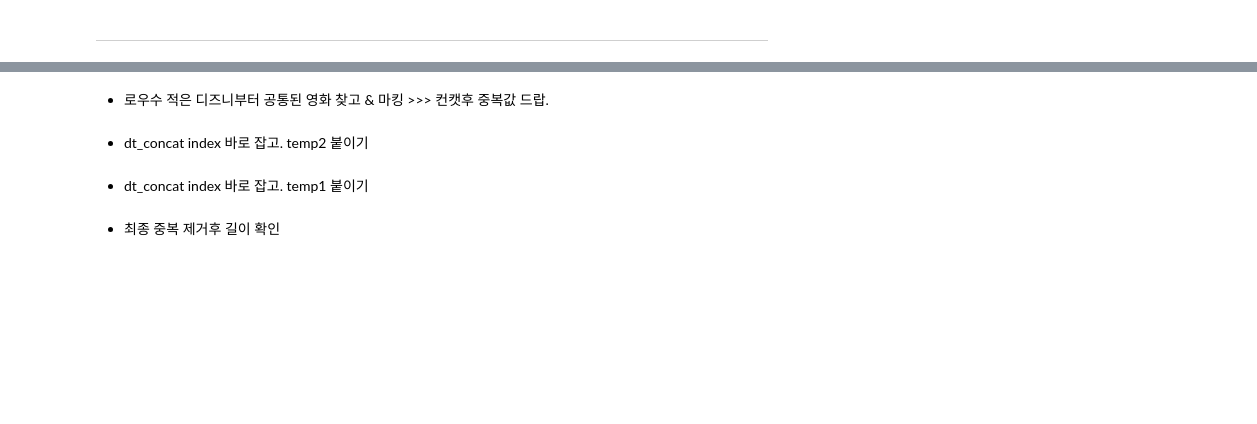
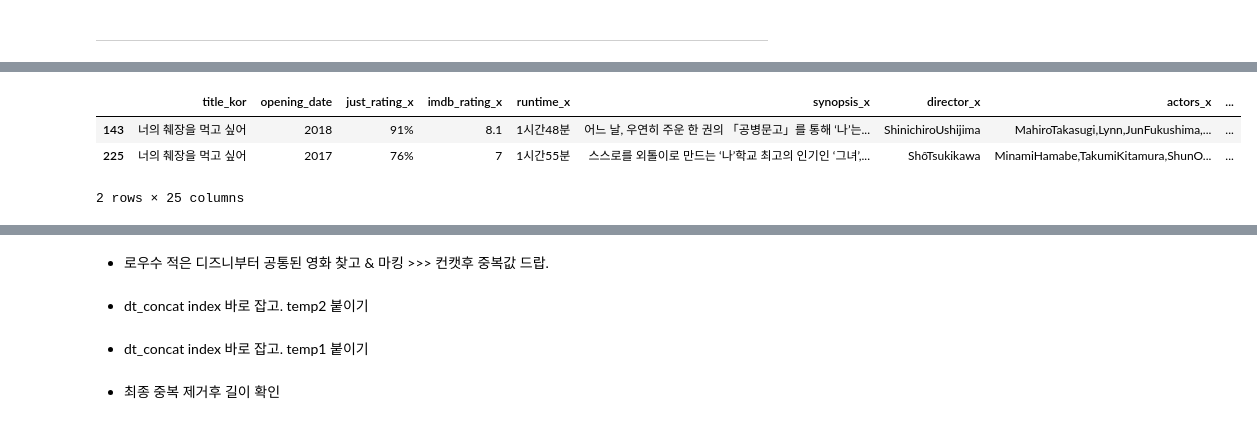
Before and after one commit to 0jipy/project_JI, a Jupyter notebook: 0.Model/데이터전처리0329 copy.ipynb, the cells around one changed output, grey strips where cells are left out. Drawn from its saved outputs; the diff is of its cells as text; code cells hidden in the pictures; blank space fills up the shorter version.

```diff
--- a/0.Model/데이터전처리0329 copy.ipynb
+++ b/0.Model/데이터전처리0329 copy.ipynb
@@ -205,4 +227,9 @@ title_list, type(title_list), len(title_list)
 # %%
-t2[t2.title_kor.duplicated() == True]  # 같은 제목 하나 있음.
+t2[t2.title_kor == '너의 췌장을 먹고 싶어']  # 같은 제목 하나 있음.
+# %% [output]
+|  | title_kor | opening_date | just_rating_x | imdb_rating_x | runtime_x | synopsis_x | director_x | actors_x | ... |
+| 143 | 너의 췌장을 먹고 싶어 | 2018 | 91% | 8.1 | 1시간48분 | 어느 날, 우연히 주운 한 권의 「공병문고」를 통해 ‘나’는... | ShinichiroUshijima | MahiroTakasugi,Lynn,JunFukushima,... | ... |
+| 225 | 너의 췌장을 먹고 싶어 | 2017 | 76% | 7 | 1시간55분 | 스스로를 외톨이로 만드는 ‘나’학교 최고의 인기인 ‘그녀’,... | ShôTsukikawa | MinamiHamabe,TakumiKitamura,ShunO... | ... |
+2 rows × 25 columns
 # %%
 np.where(title_list == '너의 췌장을 먹고 싶어')[0].tolist()
```
Also changed, not shown: parts of 80 cells of this notebook, 2 other files.
